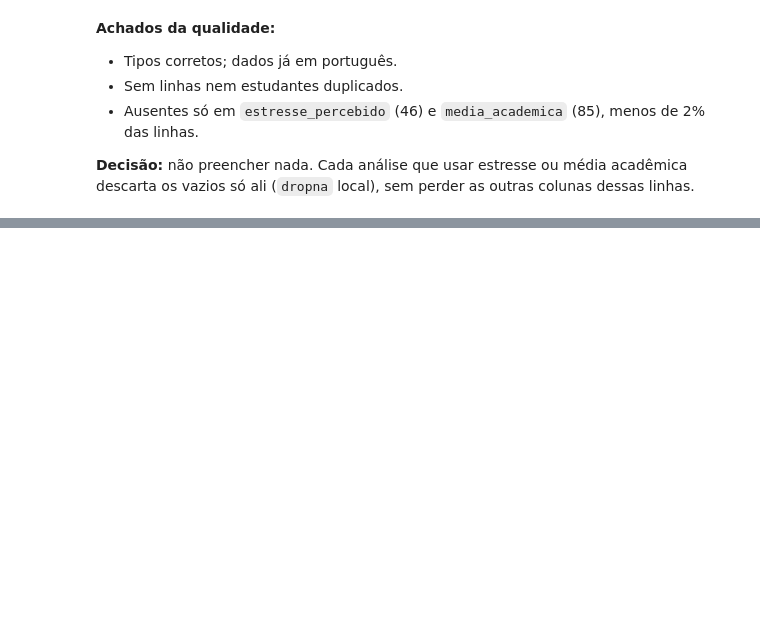
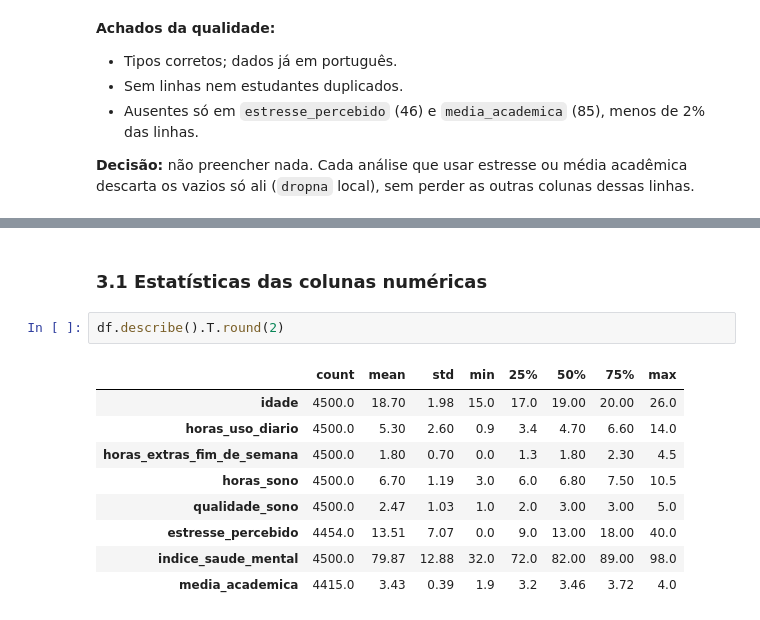
Before and after one commit to syspone/Social-Media-Impact, a Jupyter notebook: notebooks/01_exploracao_dados.ipynb, the cells around one changed output, grey strips where cells are left out. Cells and saved outputs as stored; diff of their text form; blank space fills up the shorter version.

```diff
--- a/notebooks/01_exploracao_dados.ipynb
+++ b/notebooks/01_exploracao_dados.ipynb
@@ -97,0 +118,14 @@ colunas dessas linhas.
+# %% [markdown]
+### 3.1 Estatísticas das colunas numéricas
+# %%
+df.describe().T.round(2)
+# %% [output]
+|  | count | mean | std | min | 25% | 50% | 75% | max |
+| idade | 4500.0 | 18.70 | 1.98 | 15.0 | 17.0 | 19.00 | 20.00 | 26.0 |
+| horas_uso_diario | 4500.0 | 5.30 | 2.60 | 0.9 | 3.4 | 4.70 | 6.60 | 14.0 |
+| horas_extras_fim_de_semana | 4500.0 | 1.80 | 0.70 | 0.0 | 1.3 | 1.80 | 2.30 | 4.5 |
+| horas_sono | 4500.0 | 6.70 | 1.19 | 3.0 | 6.0 | 6.80 | 7.50 | 10.5 |
+| qualidade_sono | 4500.0 | 2.47 | 1.03 | 1.0 | 2.0 | 3.00 | 3.00 | 5.0 |
+| estresse_percebido | 4454.0 | 13.51 | 7.07 | 0.0 | 9.0 | 13.00 | 18.00 | 40.0 |
+| indice_saude_mental | 4500.0 | 79.87 | 12.88 | 32.0 | 72.0 | 82.00 | 89.00 | 98.0 |
+| media_academica | 4415.0 | 3.43 | 0.39 | 1.9 | 3.2 | 3.46 | 3.72 | 4.0 |
```
Also changed, not shown: parts of 2 cells of this notebook, 1 other file.
